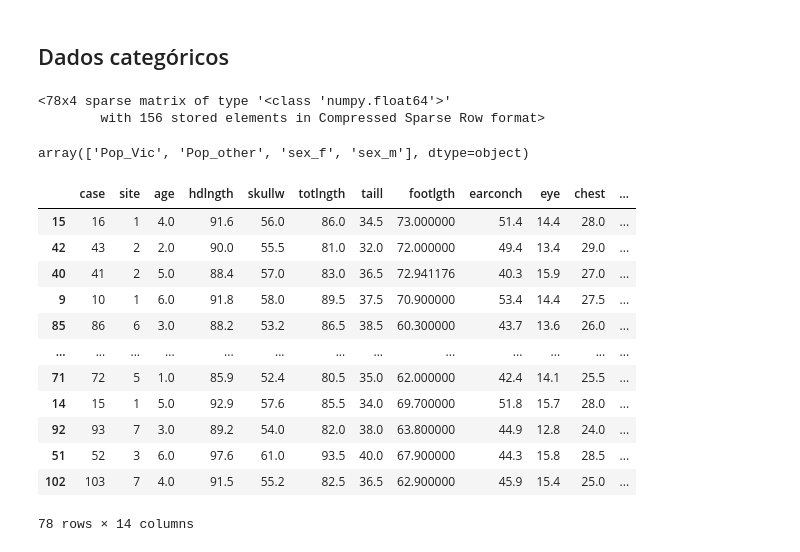
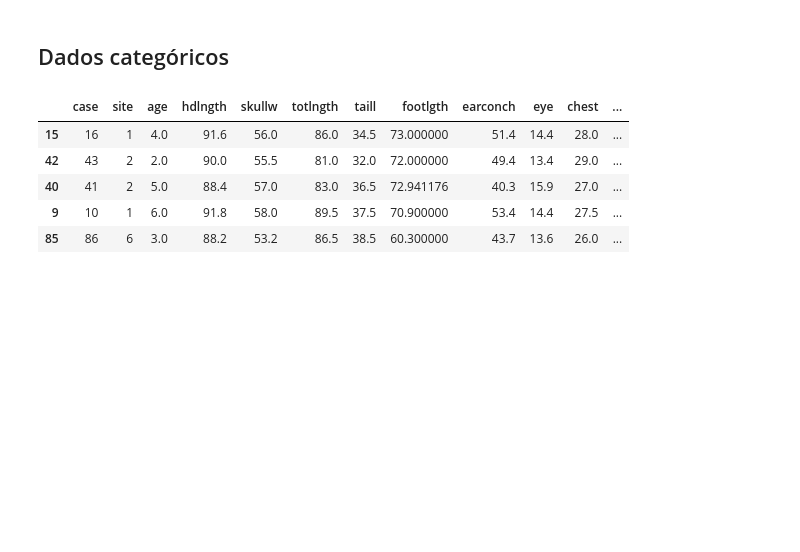
Before and after one commit to gabrielramos731/Possum-analysis, a Jupyter notebook: model_analysis.ipynb, the cells around one changed output. Saved outputs shown, nothing was run; the diff lists cells and outputs as text; code cells hidden in the pictures; blank space fills up the shorter version.

Commit message:
feat: finish categorical preprocessing

```diff
--- a/model_analysis.ipynb
+++ b/model_analysis.ipynb
@@ -85,28 +84,15 @@ Dados categoricos serão transformados em numéricos e aplicaremos algumas norma
 # %% [markdown]
 ## Dados categóricos
 # %%
-onehot = preprocessing.OneHotEncoder()
-onehot.fit_transform(df_train[['Pop','sex']])
+ordinal_enc = preprocessing.OrdinalEncoder()
+sex_pop_ord = ordinal_enc.fit_transform(df_train[['Pop','sex']])
+df_train.loc[:, ordinal_enc.get_feature_names_out()] = sex_pop_ord
-# %% [output]
-<78x4 sparse matrix of type '<class 'numpy.float64'>'
-        with 156 stored elements in Compressed Sparse Row format>
-# %%
-onehot.get_feature_names_out()
-# %% [output]
-array(['Pop_Vic', 'Pop_other', 'sex_f', 'sex_m'], dtype=object)
 # %%
-df_train
+df_train.head()
 # %% [output]
 |  | case | site | age | hdlngth | skullw | totlngth | taill | footlgth | earconch | eye | chest | ... |
 | 15 | 16 | 1 | 4.0 | 91.6 | 56.0 | 86.0 | 34.5 | 73.000000 | 51.4 | 14.4 | 28.0 | ... |
 | 42 | 43 | 2 | 2.0 | 90.0 | 55.5 | 81.0 | 32.0 | 72.000000 | 49.4 | 13.4 | 29.0 | ... |
 | 40 | 41 | 2 | 5.0 | 88.4 | 57.0 | 83.0 | 36.5 | 72.941176 | 40.3 | 15.9 | 27.0 | ... |
 | 9 | 10 | 1 | 6.0 | 91.8 | 58.0 | 89.5 | 37.5 | 70.900000 | 53.4 | 14.4 | 27.5 | ... |
 | 85 | 86 | 6 | 3.0 | 88.2 | 53.2 | 86.5 | 38.5 | 60.300000 | 43.7 | 13.6 | 26.0 | ... |
-| ... | ... | ... | ... | ... | ... | ... | ... | ... | ... | ... | ... | ... |
-| 71 | 72 | 5 | 1.0 | 85.9 | 52.4 | 80.5 | 35.0 | 62.000000 | 42.4 | 14.1 | 25.5 | ... |
-| 14 | 15 | 1 | 5.0 | 92.9 | 57.6 | 85.5 | 34.0 | 69.700000 | 51.8 | 15.7 | 28.0 | ... |
-| 92 | 93 | 7 | 3.0 | 89.2 | 54.0 | 82.0 | 38.0 | 63.800000 | 44.9 | 12.8 | 24.0 | ... |
-| 51 | 52 | 3 | 6.0 | 97.6 | 61.0 | 93.5 | 40.0 | 67.900000 | 44.3 | 15.8 | 28.5 | ... |
-| 102 | 103 | 7 | 4.0 | 91.5 | 55.2 | 82.5 | 36.5 | 62.900000 | 45.9 | 15.4 | 25.0 | ... |
-78 rows × 14 columns
```
Also changed, not shown: parts of 5 cells of this notebook.
